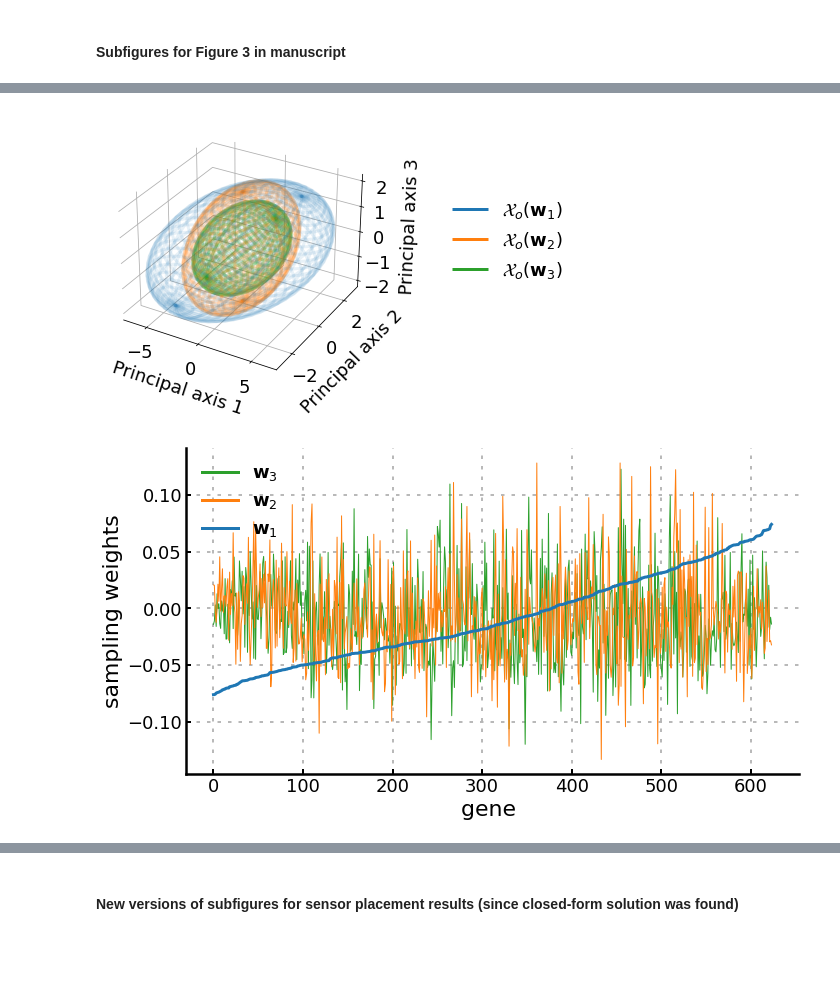
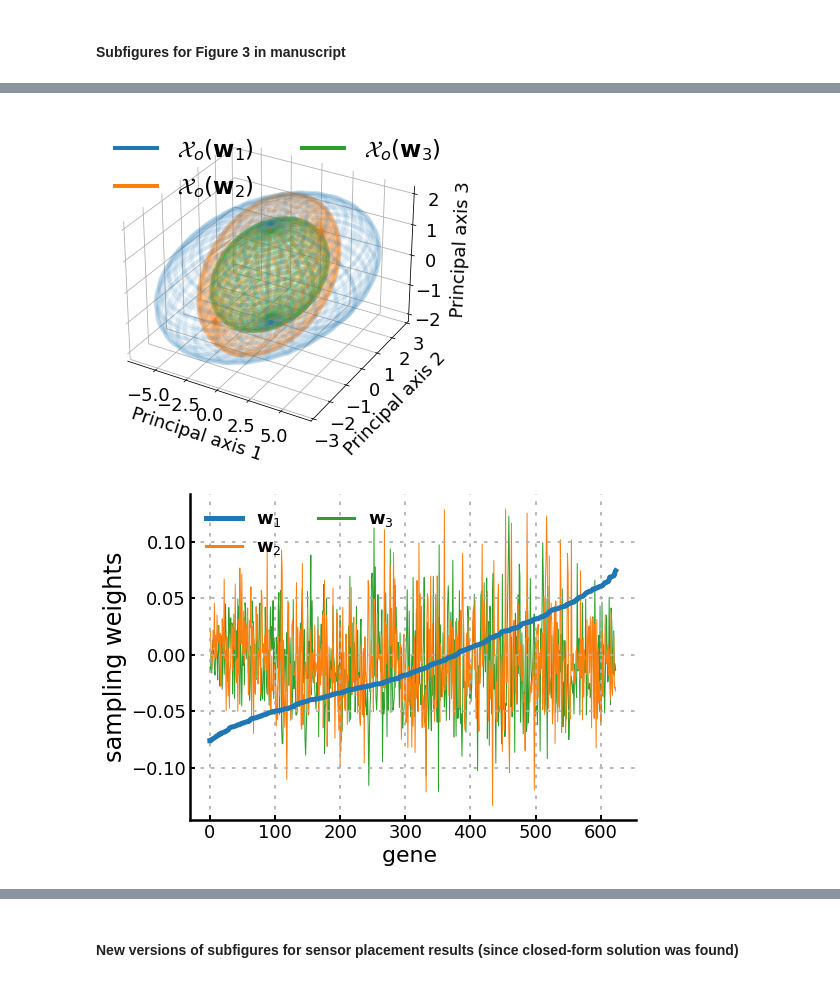
Before and after one commit to AqibHasnain/transcriptome-dynamics-dmd-observability, a Jupyter notebook: main.ipynb, the cells around one changed output, grey strips where cells are left out. Drawn from its saved outputs; the diff is of its cells as text; code cells hidden in the pictures; blank space fills up the shorter version.

Commit message:
updated figures to match closed-form obs max results

```diff
--- a/main.ipynb
+++ b/main.ipynb
@@ -645,36 +623,36 @@ Xo volume: 21314.297655573126
 savefig = False
 
 X1,Y1,Z1 = get_ellipsoid(Xo1_proj)
 X2,Y2,Z2 = get_ellipsoid(Xo2_proj)
 X3,Y3,Z3 = get_ellipsoid(Xo3_proj)
 
-fig, ax = plt.subplots(1,1,figsize=(5,5),subplot_kw=dict(projection='3d'))
+fig, ax = plt.subplots(1,1,figsize=(6,6),subplot_kw=dict(projection='3d'))
 
 ax.plot_wireframe(np.zeros_like(X1),np.zeros_like(Y1),np.zeros_like(Z1),color='tab:blue',label=r'$\mathcal{X}_o(\mathbf{w}_1)$')
 ax.plot_wireframe(np.zeros_like(X1),np.zeros_like(Y1),np.zeros_like(Z1),color='tab:orange',label=r'$\mathcal{X}_o(\mathbf{w}_2)$')
 ax.plot_wireframe(np.zeros_like(X1),np.zeros_like(Y1),np.zeros_like(Z1),color='tab:green',label=r'$\mathcal{X}_o(\mathbf{w}_3)$')
 ax.plot_wireframe(X1,Y1,Z1, color='tab:blue', alpha=0.1)
 ax.plot_wireframe(X2,Y2,Z2, color='tab:orange', alpha=0.15)
 ax.plot_wireframe(X3,Y3,Z3, color='tab:green', alpha=0.2)
 ax.set_xlabel('Principal axis 1',labelpad=10)
 ax.set_ylabel('Principal axis 2',labelpad=10)
 ax.set_zlabel('Principal axis 3',labelpad=10)
 # get rid of colored axes planes
 ax.xaxis.pane.fill = False
 ax.yaxis.pane.fill = False
 ax.zaxis.pane.fill = False
 ax.xaxis.pane.set_edgecolor('w')
 ax.yaxis.pane.set_edgecolor('w')
 ax.zaxis.pane.set_edgecolor('w')
 ax.set_ylim(-3,3)
 ax.set_xlim(-7,7)
 # ax.set_zlim(-2,2)
-plt.legend(frameon=False,ncol=1,bbox_to_anchor=(1.75,0.75))
+plt.legend(frameon=False,ncol=2,bbox_to_anchor=(1.1,1.00),fontsize=23)
 if savefig:
     plt.savefig(figDir + 'fig3/gramian_ellipsoids.pdf',dpi=300,bbox_inches='tight',transparent=True)
 plt.show()
 # %% [output]
-[figure, old version]
+[figure, new version]
 # %%
 # visualize the weights in gene sampling vector
 savefig = False
@@ -682,30 +660,30 @@ savefig = False
 plt.rcParams['axes.spines.right'] = False
 plt.rcParams['axes.spines.top'] = False
 
-fig,ax = plt.subplots(1,1,figsize=(11,6))
+fig,ax = plt.subplots(1,1,figsize=(8,6))
 # ax.plot(range(len(Wsorted[0])),(np.abs(Wsorted[0]) - np.abs(Wsorted[0]).min())/
 #            (np.abs(Wsorted[0]).max() - np.abs(Wsorted[0]).min()),color='k',lw=3)
 
 these_inds = np.argsort(V[:,0]) # sort genes by top eigenvector of the Gram matrix
+ax.plot(V[:,0][these_inds],c='tab:blue',lw=5,label=r'$\mathbf{w}_1$',zorder=1)
+ax.plot([],[],'-',c='tab:orange',lw=3,label=r'$\mathbf{w}_2$')
 ax.plot([],[],'-',c='tab:green',lw=3,label=r'$\mathbf{w}_3$')
-ax.plot([],[],'-',c='tab:orange',lw=3,label=r'$\mathbf{w}_2$')
-ax.plot(V[:,2][these_inds],c='tab:green',lw=1)
-ax.plot(V[:,1][these_inds],c='tab:orange',lw=1)
-ax.plot(V[:,0][these_inds],c='tab:blue',lw=3,label=r'$\mathbf{w}_1$')
+ax.plot(V[:,2][these_inds],c='tab:green',lw=1,zorder=0)
+ax.plot(V[:,1][these_inds],c='tab:orange',lw=1,zorder=0)
 # p2=ax.fill_between(range(len(Csorted)),Csorted-5*Csorted_err,Csorted+5*Csorted_err,color='tab:blue',alpha=0.5)
 ax.xaxis.set_tick_params(which='both', size=5, width=2, direction='in')
 ax.yaxis.set_tick_params(which='both', size=5, width=2, direction='in')
 ax.grid(linestyle=':',linewidth=1.75,dashes=(2,4))
 ax.set_xlabel('gene ',fontsize=22);
-ax.set_ylabel('sampling weights',fontsize=22);
+ax.set_ylabel('sampling weights',fontsize=24);
 for side in ax.spines.keys():
     ax.spines[side].set_linewidth(2.5)
-plt.legend(frameon=False)
+plt.legend(frameon=False,ncol=2)
 if savefig:
     plt.savefig(figDir + 'fig3/sampling_weights.pdf',dpi=300,bbox_inches='tight',transparent=True)
 plt.show()
 # %% [output]
-[figure, old version]
+[figure, new version]
 # %%
 # histogram of the weights in C
 savefig = False
```
Also changed, not shown: parts of 20 cells of this notebook, 3 other files.
